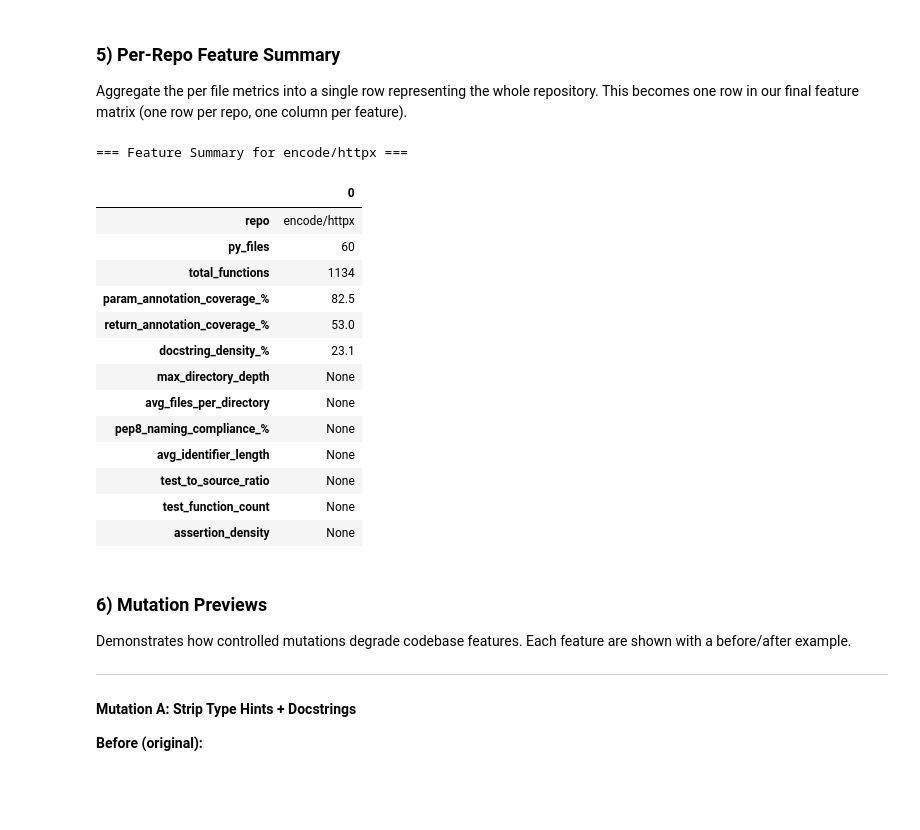
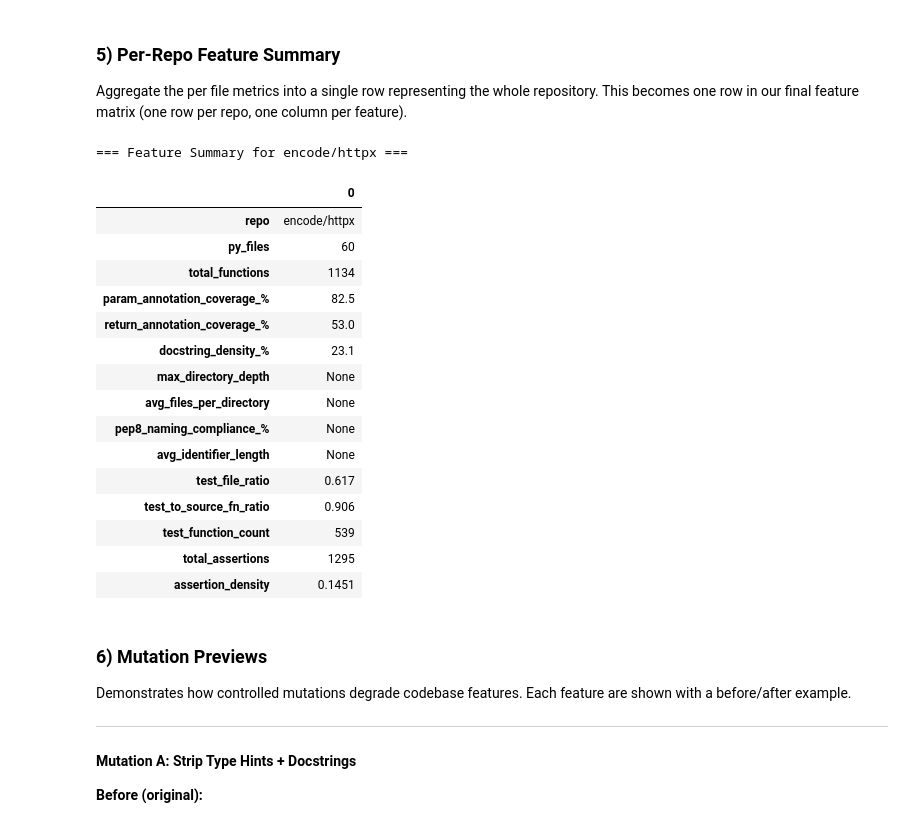
Before and after one commit to bhollis6/cs540_dataset_ready, a Jupyter notebook: main.ipynb, the cells around one changed output. Drawn from its saved outputs; the diff is of its cells as text; code cells hidden in the pictures; blank space fills up the shorter version.

Commit message:
test suite metrics

```diff
--- a/main.ipynb
+++ b/main.ipynb
@@ -450,40 +533,44 @@ repo_summary = pd.DataFrame([{
     'return_annotation_coverage_%': round(funcs_with_return / total_funcs * 100, 1) if total_funcs > 0 else 0.0,
 
     # Docstring Density
     'docstring_density_%': round(with_docstring / total_documentable * 100, 1) if total_documentable > 0 else 0.0,
 
     # Directory Structure
     'max_directory_depth': None,
     'avg_files_per_directory': None,
 
     # Naming Conventions
     'pep8_naming_compliance_%': None,
     'avg_identifier_length': None,
 
-    # Test Suite Metrics
-    'test_to_source_ratio': None,
-    'test_function_count': None,
-    'assertion_density': None,
+    # Test Suite Metrics - Ai
+    'test_file_ratio':          round(test_file_count / len(df_folder_and_files), 3) if len(df_folder_and_files) > 0 else 0.0,
+    'test_to_source_fn_ratio':  round(total_test_functions / total_source_functions, 3) if total_source_functions > 0 else 0.0,
+    'test_function_count':      total_test_functions,
+    'total_assertions':         total_assertions,
+    'assertion_density':        round(total_assertions / total_test_lines, 4) if total_test_lines > 0 else 0.0,
 }])
 
 print(f"=== Feature Summary for {repo_owner}/{repo_name} ===")
 repo_summary.T
 # %% [output]
 === Feature Summary for encode/httpx ===
 |  | 0 |
 | repo | encode/httpx |
 | py_files | 60 |
 | total_functions | 1134 |
 | param_annotation_coverage_% | 82.5 |
 | return_annotation_coverage_% | 53.0 |
 | docstring_density_% | 23.1 |
 | max_directory_depth | None |
 | avg_files_per_directory | None |
 | pep8_naming_compliance_% | None |
 | avg_identifier_length | None |
-| test_to_source_ratio | None |
-| test_function_count | None |
-| assertion_density | None |
+| test_file_ratio | 0.617 |
+| test_to_source_fn_ratio | 0.906 |
+| test_function_count | 539 |
+| total_assertions | 1295 |
+| assertion_density | 0.1451 |
 # %%
 # Re-export with all new feature columns included
 df_folder_and_files.to_parquet('dataset.parquet')
```
Also changed, not shown: parts of 3 cells of this notebook, 1 other file.
